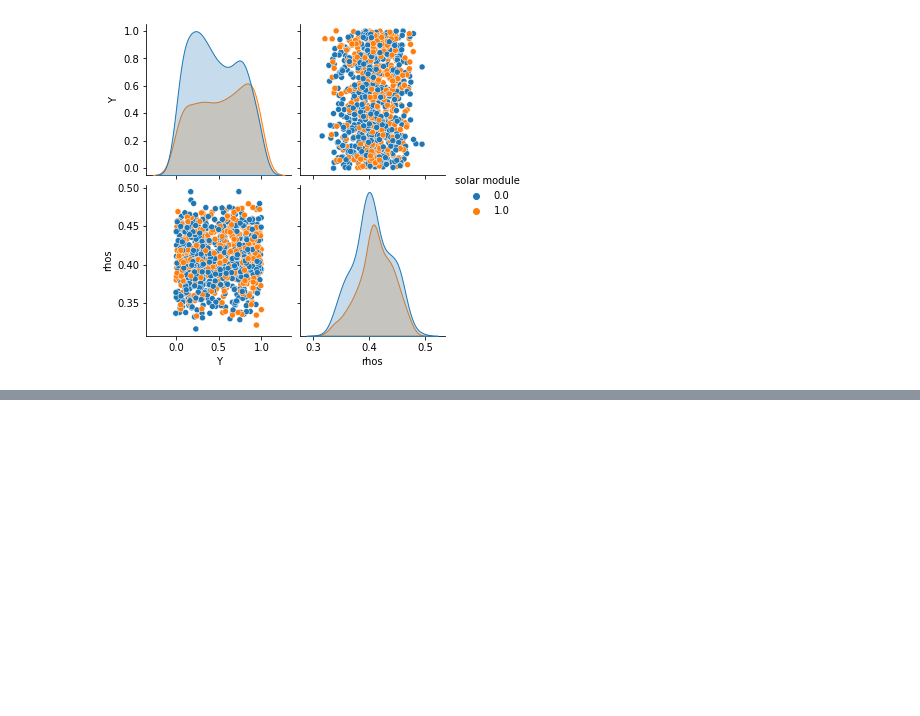
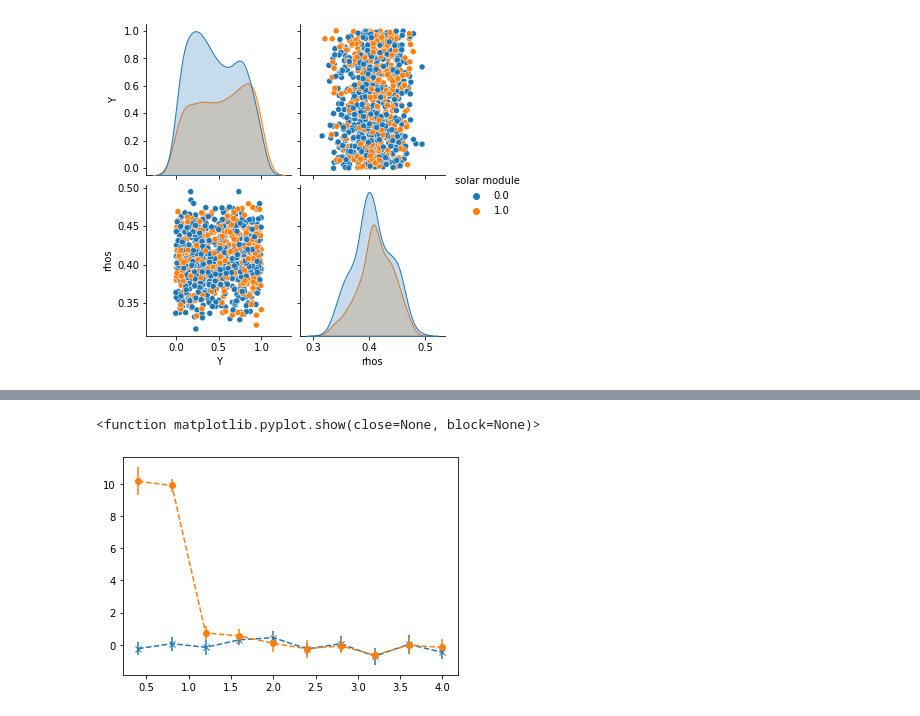
Before and after one commit to damhoe/pv-master, a Jupyter notebook: test_probability_distribution.ipynb, the cells around one changed output, grey strips where cells are left out. Saved outputs shown, nothing was run; the diff lists cells and outputs as text; code cells hidden in the pictures; blank space fills up the shorter version.

```diff
--- a/test_probability_distribution.ipynb
+++ b/test_probability_distribution.ipynb
@@ -257,0 +277,63 @@ array([0])
+# %%
+from scipy.spatial.distance import pdist, squareform
+
+X = state[:, :2]
+all_dists = squareform(pdist(X))
+# %%
+from numpy import array
+import numpy as np
+
+from sklearn.model_selection import train_test_split
+from sklearn.inspection import permutation_importance
+from sklearn.ensemble import RandomForestClassifier as RF
+
+rs = [i * 0.4 for i in range(1, 11)]
+
+# for each value of r / r0 calculate feature importances
+importances, errors = [], []
+previous_rhos = np.zeros(N)
+for r in rs:
+
+    # calculate density for each location
+    rhos = []
+    loc_in_range = all_dists <= r * r
+
+    for k in range(N):
+        cells = state[loc_in_range[k]][:, 2]
+        rhos.append(np.count_nonzero(cells) / cells.size)
+
+    rhos = array(rhos)
+    subtracted_rhos = rhos - previous_rhos
+
+    data = np.zeros((N, 2))
+
+    data[:, 0] = state[:, 3] # Y data
+    data[:, 1] = subtracted_rhos
+
+    targets = state[:, 2]
+
+    X_train, X_test, y_train, y_test = train_test_split(
+        data, targets, random_state=0)
+
+    model = RF(n_estimators=200).fit(X_train, y_train)
+
+    print(model.score(X_test, y_test))
+
+    # calculate importances
+    imp = permutation_importance(model, X_test, y_test,
+                               n_repeats=10, random_state=0)
+
+    importances.append(imp.importances_mean)
+    errors.append(imp.importances_std)
+    print(imp.importances_mean, imp.importances_std)
+
+    previous_rhos = rhos
+
+importances = array(importances)
+errors = array(errors)
+
+plt.figure()
+plt.errorbar(rs, importances[:, 0] * 100, yerr=errors[:, 0] * 100, fmt='x--')
+plt.errorbar(rs, importances[:, 1] * 100, yerr=errors[:, 1] * 100, fmt='o--')
+plt.show
+# %% [output]
@@ -257,0 +360,2 @@ array([0])
+<function matplotlib.pyplot.show(close=None, block=None)>
+[figure, added]
```
Also changed, not shown: parts of 7 cells of this notebook, 9 other files.
